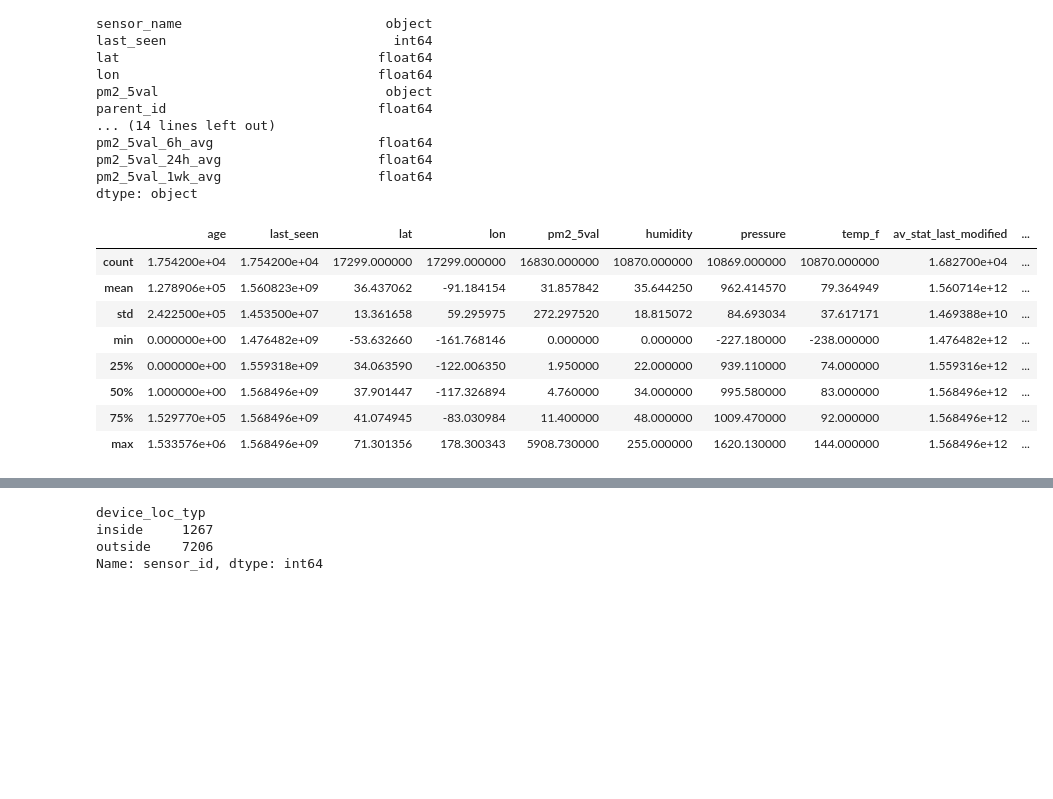
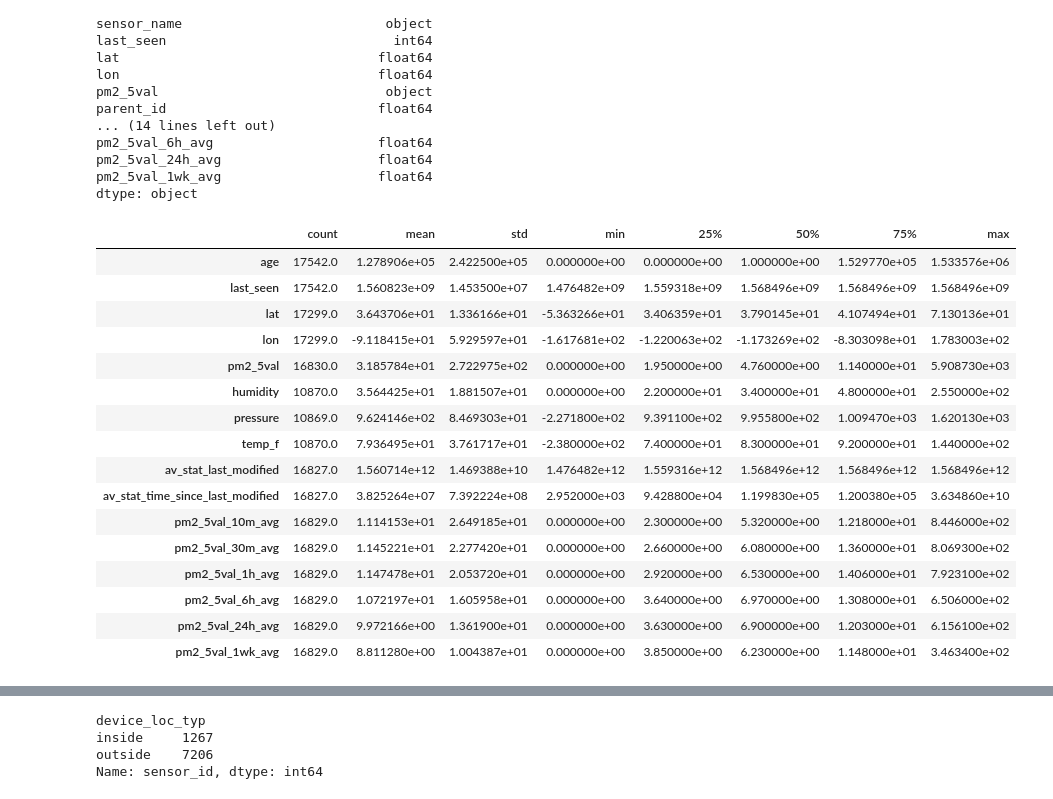
Before and after one commit to arnoldyb/air_pollution, a Jupyter notebook: initial_looks/PurpleAir_initial_look.ipynb, the cells around one changed output, grey strips where cells are left out. Saved outputs shown, nothing was run; the diff lists cells and outputs as text; code cells hidden in the pictures; blank space fills up the shorter version.

```diff
--- a/initial_looks/PurpleAir_initial_look.ipynb
+++ b/initial_looks/PurpleAir_initial_look.ipynb
@@ -166,17 +167,25 @@ df09141423[['pm2_5val','humidity','pressure','temp_f']] = df09141423[['pm2_5val'
 # Convert data type of attributes to string
 df09141423[['high_reading_flag','sensor_id','parent_id', 'is_owner']] = df09141423[['high_reading_flag','sensor_id','parent_id', 'is_owner']].astype(str)
 # %%
-df09141423.describe()
+df09141423.describe().T
 # %% [output]
-|  | age | last_seen | lat | lon | pm2_5val | humidity | pressure | temp_f | av_stat_last_modified | ... |
-| count | 1.754200e+04 | 1.754200e+04 | 17299.000000 | 17299.000000 | 16830.000000 | 10870.000000 | 10869.000000 | 10870.000000 | 1.682700e+04 | ... |
-| mean | 1.278906e+05 | 1.560823e+09 | 36.437062 | -91.184154 | 31.857842 | 35.644250 | 962.414570 | 79.364949 | 1.560714e+12 | ... |
-| std | 2.422500e+05 | 1.453500e+07 | 13.361658 | 59.295975 | 272.297520 | 18.815072 | 84.693034 | 37.617171 | 1.469388e+10 | ... |
-| min | 0.000000e+00 | 1.476482e+09 | -53.632660 | -161.768146 | 0.000000 | 0.000000 | -227.180000 | -238.000000 | 1.476482e+12 | ... |
-| 25% | 0.000000e+00 | 1.559318e+09 | 34.063590 | -122.006350 | 1.950000 | 22.000000 | 939.110000 | 74.000000 | 1.559316e+12 | ... |
-| 50% | 1.000000e+00 | 1.568496e+09 | 37.901447 | -117.326894 | 4.760000 | 34.000000 | 995.580000 | 83.000000 | 1.568496e+12 | ... |
-| 75% | 1.529770e+05 | 1.568496e+09 | 41.074945 | -83.030984 | 11.400000 | 48.000000 | 1009.470000 | 92.000000 | 1.568496e+12 | ... |
-| max | 1.533576e+06 | 1.568496e+09 | 71.301356 | 178.300343 | 5908.730000 | 255.000000 | 1620.130000 | 144.000000 | 1.568496e+12 | ... |
+|  | count | mean | std | min | 25% | 50% | 75% | max |
+| age | 17542.0 | 1.278906e+05 | 2.422500e+05 | 0.000000e+00 | 0.000000e+00 | 1.000000e+00 | 1.529770e+05 | 1.533576e+06 |
+| last_seen | 17542.0 | 1.560823e+09 | 1.453500e+07 | 1.476482e+09 | 1.559318e+09 | 1.568496e+09 | 1.568496e+09 | 1.568496e+09 |
+| lat | 17299.0 | 3.643706e+01 | 1.336166e+01 | -5.363266e+01 | 3.406359e+01 | 3.790145e+01 | 4.107494e+01 | 7.130136e+01 |
+| lon | 17299.0 | -9.118415e+01 | 5.929597e+01 | -1.617681e+02 | -1.220063e+02 | -1.173269e+02 | -8.303098e+01 | 1.783003e+02 |
+| pm2_5val | 16830.0 | 3.185784e+01 | 2.722975e+02 | 0.000000e+00 | 1.950000e+00 | 4.760000e+00 | 1.140000e+01 | 5.908730e+03 |
+| humidity | 10870.0 | 3.564425e+01 | 1.881507e+01 | 0.000000e+00 | 2.200000e+01 | 3.400000e+01 | 4.800000e+01 | 2.550000e+02 |
+| pressure | 10869.0 | 9.624146e+02 | 8.469303e+01 | -2.271800e+02 | 9.391100e+02 | 9.955800e+02 | 1.009470e+03 | 1.620130e+03 |
+| temp_f | 10870.0 | 7.936495e+01 | 3.761717e+01 | -2.380000e+02 | 7.400000e+01 | 8.300000e+01 | 9.200000e+01 | 1.440000e+02 |
+| av_stat_last_modified | 16827.0 | 1.560714e+12 | 1.469388e+10 | 1.476482e+12 | 1.559316e+12 | 1.568496e+12 | 1.568496e+12 | 1.568496e+12 |
+| av_stat_time_since_last_modified | 16827.0 | 3.825264e+07 | 7.392224e+08 | 2.952000e+03 | 9.428800e+04 | 1.199830e+05 | 1.200380e+05 | 3.634860e+10 |
+| pm2_5val_10m_avg | 16829.0 | 1.114153e+01 | 2.649185e+01 | 0.000000e+00 | 2.300000e+00 | 5.320000e+00 | 1.218000e+01 | 8.446000e+02 |
+| pm2_5val_30m_avg | 16829.0 | 1.145221e+01 | 2.277420e+01 | 0.000000e+00 | 2.660000e+00 | 6.080000e+00 | 1.360000e+01 | 8.069300e+02 |
+| pm2_5val_1h_avg | 16829.0 | 1.147478e+01 | 2.053720e+01 | 0.000000e+00 | 2.920000e+00 | 6.530000e+00 | 1.406000e+01 | 7.923100e+02 |
+| pm2_5val_6h_avg | 16829.0 | 1.072197e+01 | 1.605958e+01 | 0.000000e+00 | 3.640000e+00 | 6.970000e+00 | 1.308000e+01 | 6.506000e+02 |
+| pm2_5val_24h_avg | 16829.0 | 9.972166e+00 | 1.361900e+01 | 0.000000e+00 | 3.630000e+00 | 6.900000e+00 | 1.203000e+01 | 6.156100e+02 |
+| pm2_5val_1wk_avg | 16829.0 | 8.811280e+00 | 1.004387e+01 | 0.000000e+00 | 3.850000e+00 | 6.230000e+00 | 1.148000e+01 | 3.463400e+02 |
 # %%
 # describe non-numeric columns
 df09141423[['a_h','device_loc_typ','high_reading_flag','hidden','sensor_id','sensor_name','parent_id','thingspeak_primary_id','thingspeak_primary_id_read_key','thingspeak_secondary_id',
```
Also changed, not shown: parts of 4 cells of this notebook, 4 other files.
